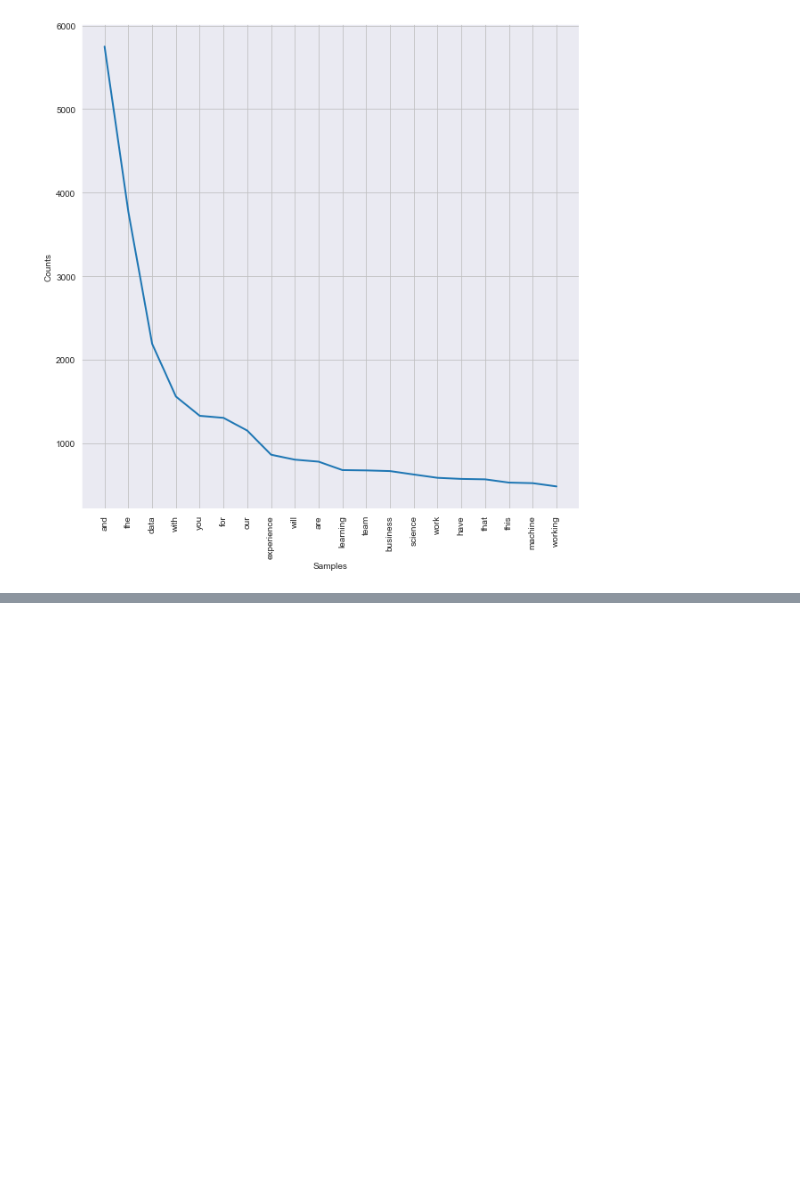
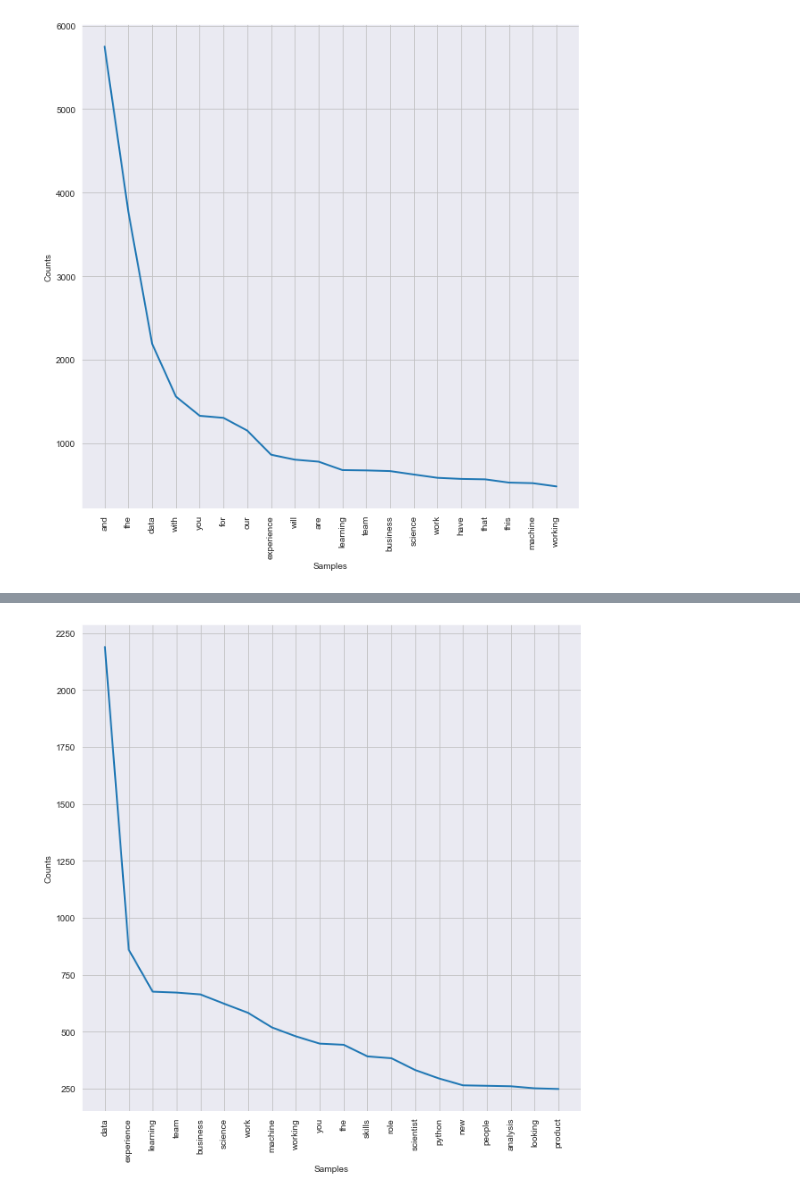
Before and after one commit to Ioana-P/MLEng_vs_DScientist_analysis, a Jupyter notebook: 4b. Data_preprocessing.ipynb, the cells around one changed output, grey strips where cells are left out. Cells and saved outputs as stored; diff of their text form; code cells hidden in the pictures; blank space fills up the shorter version.

```diff
--- a/4b. Data_preprocessing.ipynb
+++ b/4b. Data_preprocessing.ipynb
@@ -156,0 +155,14 @@ f_dist.plot(20);
+# %%
+final_str = []
+job_descr_list = [text for text in ds_jobs.job_descr.values]
+for job in job_descr_list:
+    tokenized_job = tokenizer.tokenize(job)
+    for token in tokenized_job:
+        if token not in stop_words:
+            final_str.append(token)
+
+f_dist = FreqDist([word.lower() for word in final_str])
+plt.figure(figsize=(10,10))
+f_dist.plot(20);
+# %% [output]
+[figure, added]
```
Also changed, not shown: parts of 22 cells of this notebook, 1 other file.
